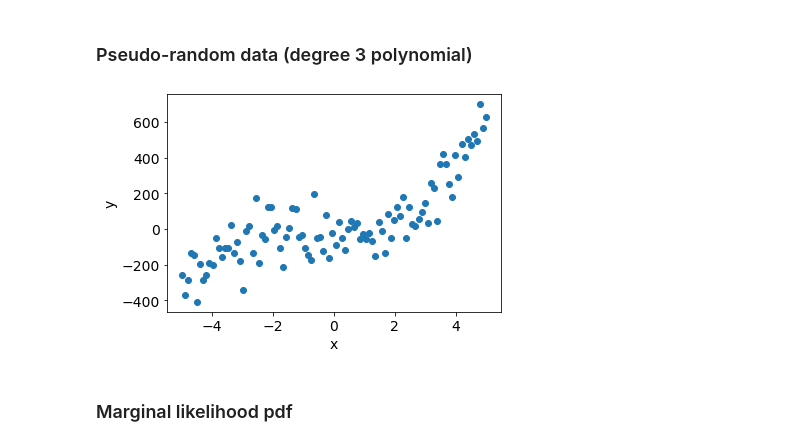
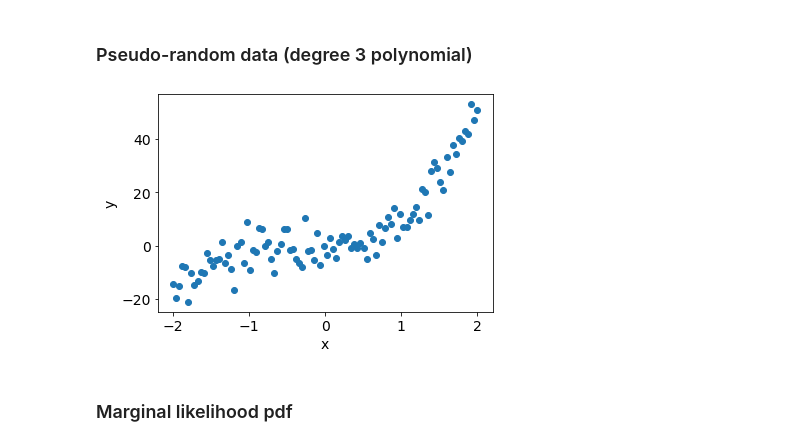
Before and after one commit to explain-ml/explain-ml-deprecated, a Jupyter notebook: notebooks/2021-March-29-bayesian-model-selection.ipynb, the cells around one changed output. Saved outputs shown, nothing was run; the diff lists cells and outputs as text; code cells hidden in the pictures.

```diff
--- a/notebooks/2021-March-29-bayesian-model-selection.ipynb
+++ b/notebooks/2021-March-29-bayesian-model-selection.ipynb
@@ -12,19 +15,19 @@ rc('font', size=14)
 # %%
 np.random.seed(0)
 
 N = 100
-sigma_n = 100 # noise in data
+sigma_n = 5 # noise in data
 sigma_w = 100 # parameter variance
 
-x = np.linspace(-5,5,N).reshape(-1,1)
+x = np.linspace(-2,2,N).reshape(-1,1)
 f_x = 4*x**3 + 3*x**2 + 2*x + 1
 epsilon = np.random.normal(loc=0, scale=sigma_n, size=N).reshape(-1,1)
 y = f_x + epsilon
 
 plt.scatter(x, y);
 plt.xlabel('x');plt.ylabel('y');
 # %% [output]
-[figure, old version]
+[figure, new version]
 # %% [markdown]
 ### Marginal likelihood pdf
 # %%
```
Also changed, not shown: parts of 7 cells of this notebook, 1 other file.
